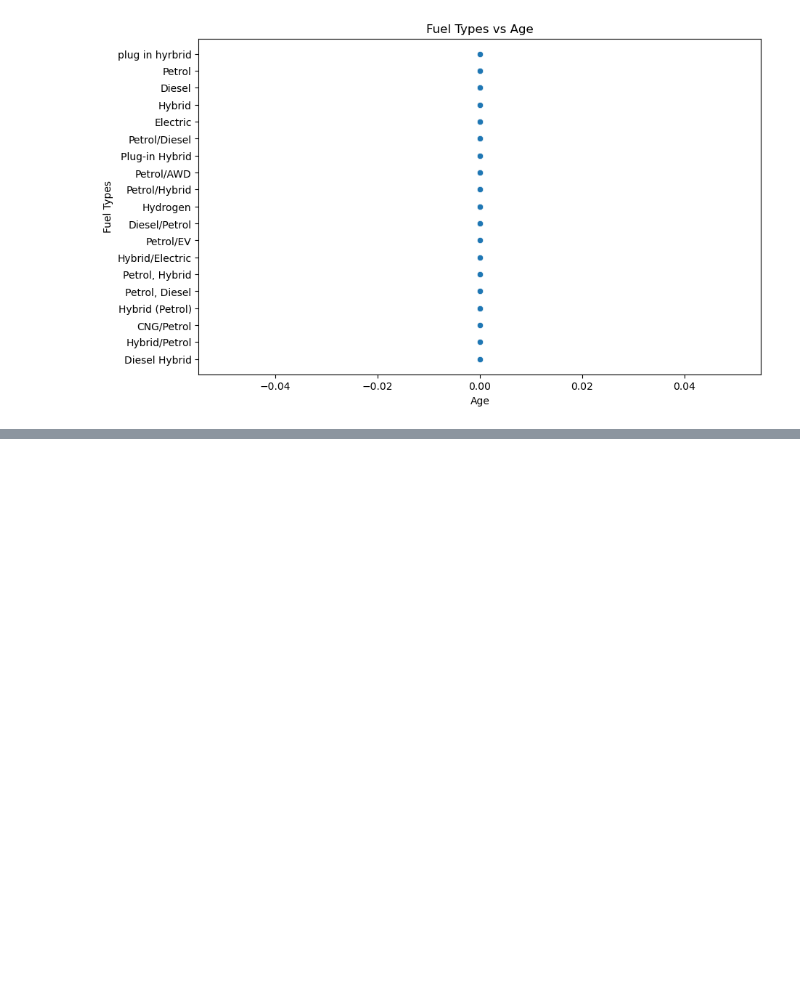
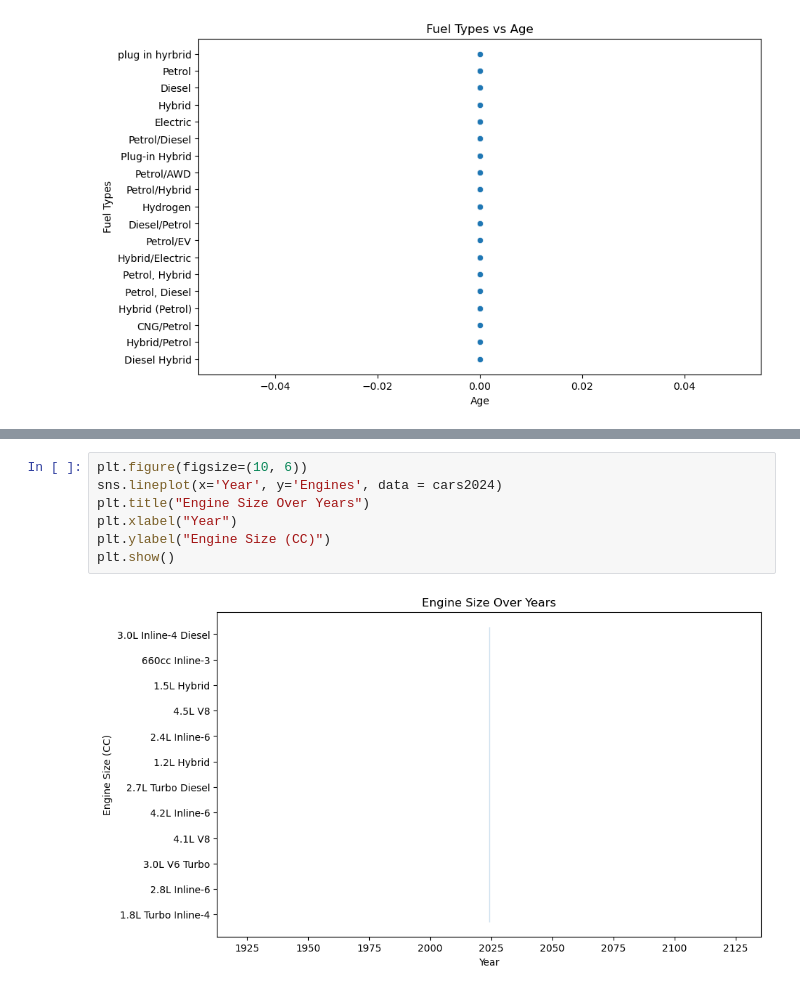
Before and after one commit to dannicolau7/The-Ultimate-Cars-2024, a Jupyter notebook: notebook.ipynb, the cells around one changed output, grey strips where cells are left out. Drawn from its saved outputs; the diff is of its cells as text; blank space fills up the shorter version.

```diff
--- a/notebook.ipynb
+++ b/notebook.ipynb
@@ -366,0 +440,9 @@ plt.show()
+# %%
+plt.figure(figsize=(10, 6))
+sns.lineplot(x='Year', y='Engines', data = cars2024)
+plt.title("Engine Size Over Years")
+plt.xlabel("Year")
+plt.ylabel("Engine Size (CC)")
+plt.show()
+# %% [output]
+[figure, added]
```
Also changed, not shown: parts of 15 cells of this notebook, 1 other file.
